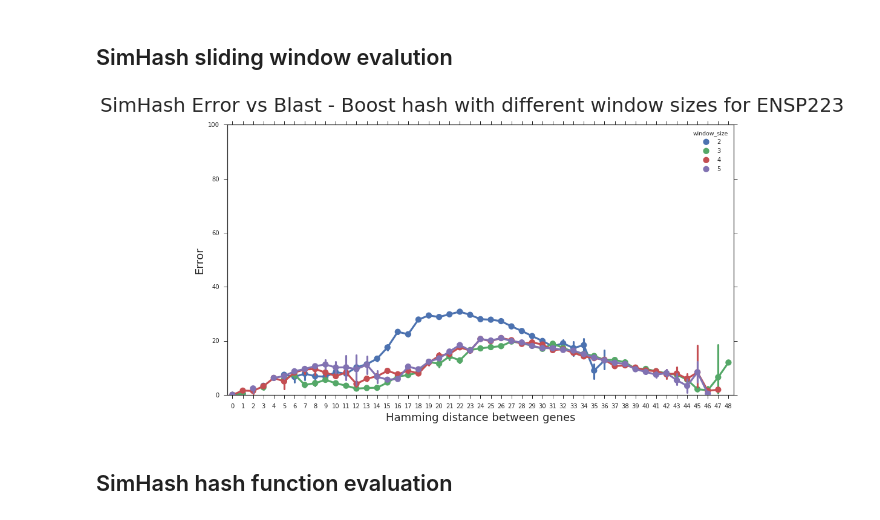
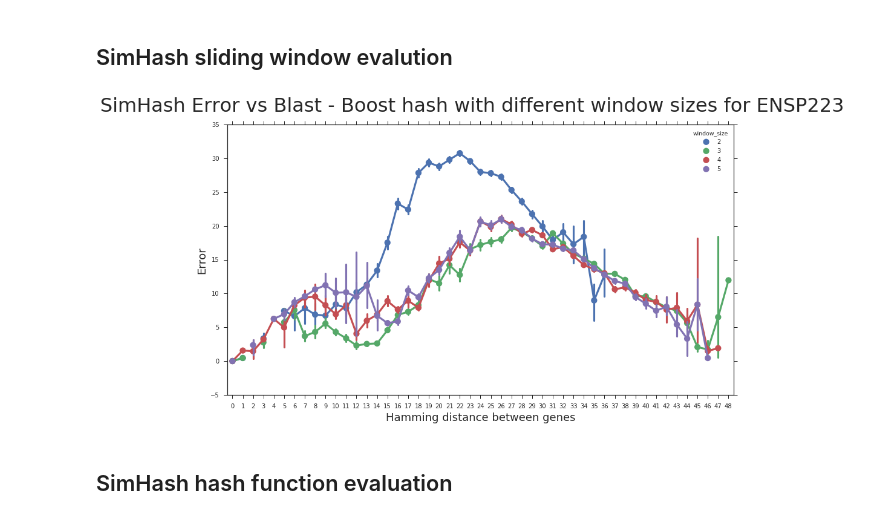
Before and after one commit to Weenkus/Phylo-research, a Jupyter notebook: results_simHash/blast_comparison/SimHash vs Blast performance.ipynb, the cells around one changed output. Cells and saved outputs as stored; diff of their text form; code cells hidden in the pictures.

```diff
--- a/results_simHash/blast_comparison/SimHash vs Blast performance.ipynb
+++ b/results_simHash/blast_comparison/SimHash vs Blast performance.ipynb
@@ -114,13 +116,13 @@ plt.savefig("SimHash Error vs Blast - Window size 3 for ENSP1146.png")
 # %%
 plt.figure(figsize=(15,8))
 sns.pointplot(x="ham_distance", y="error", hue="window_size", data=simhash_ENSP233_boost,size=30, aspect=2)
 plt.ylabel('Error', fontsize=18)
 plt.xlabel('Hamming distance between genes', fontsize=18)
 plt.suptitle("SimHash Error vs Blast - Boost hash with different window sizes for ENSP223", fontsize = 32)
-plt.ylim(0.0,100.0)
+#plt.ylim(0.0,100.0)
 plt.savefig("SimHash Error vs Blast - Boost hash with different window sizes for ENSP223")
 # %% [output]
-[figure, old version]
+[figure, new version]
 # %% [markdown]
 ## SimHash hash function evaluation
 # %% [markdown]
```
Also changed, not shown: parts of 5 cells of this notebook, 10 other files.
